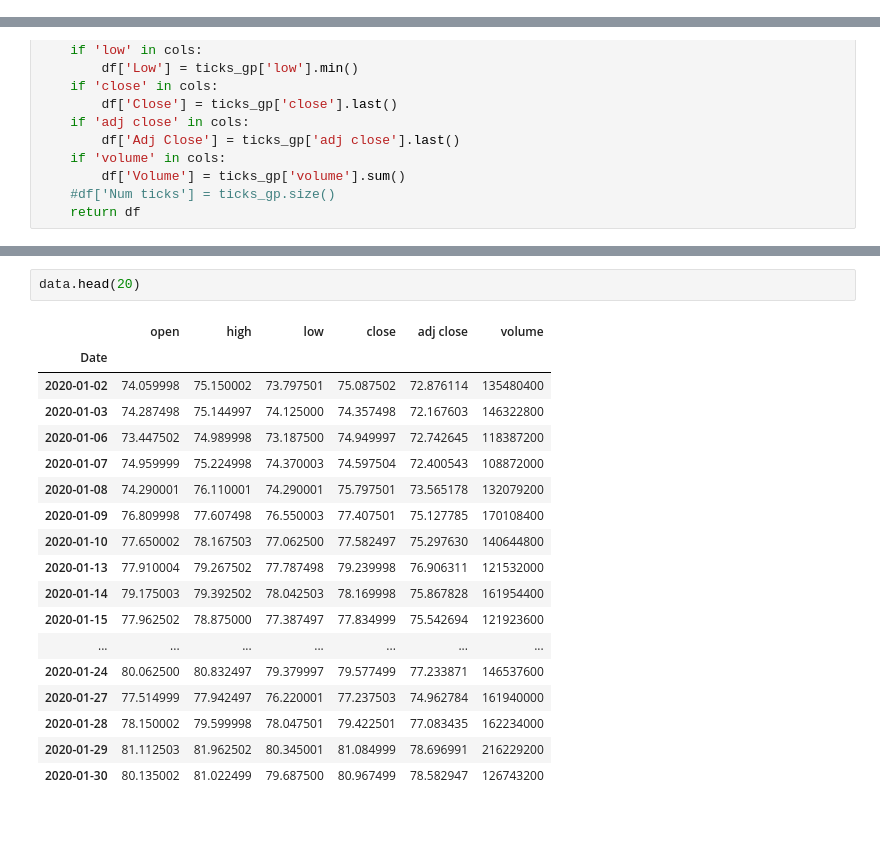
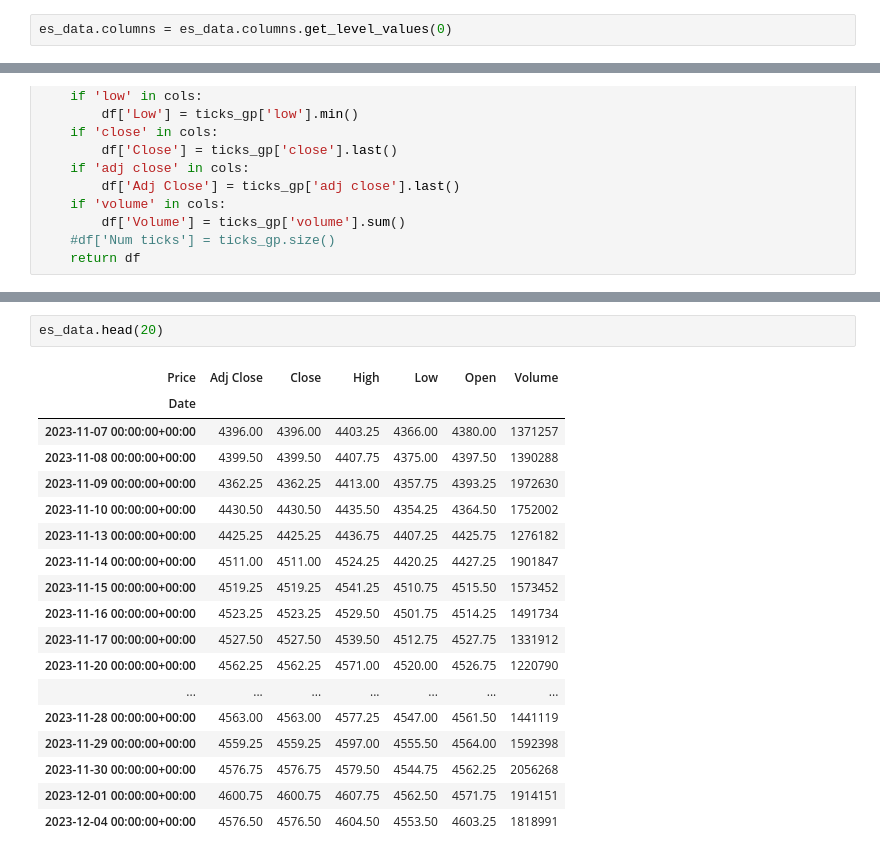
Before and after one commit to Goooo4it/Advances-in-Financial-Machine-Learning, a Jupyter notebook: 2.Financial_Data_Structures.ipynb, the cells around one changed output, grey strips where cells are left out. Cells and saved outputs as stored; diff of their text form; blank space fills up the shorter version.

```diff
--- a/2.Financial_Data_Structures.ipynb
+++ b/2.Financial_Data_Structures.ipynb
@@ -93,0 +96,2 @@ es_data.head()
+# %%
+es_data.columns = es_data.columns.get_level_values(0)
@@ -139,21 +148,21 @@ group_bars(data, index)
 # %%
-data.head(20)
+es_data.head(20)
 # %% [output]
-|  | open | high | low | close | adj close | volume |
+| Price | Adj Close | Close | High | Low | Open | Volume |
 | Date |  |  |  |  |  |  |
-| 2020-01-02 | 74.059998 | 75.150002 | 73.797501 | 75.087502 | 72.876114 | 135480400 |
-| 2020-01-03 | 74.287498 | 75.144997 | 74.125000 | 74.357498 | 72.167603 | 146322800 |
-| 2020-01-06 | 73.447502 | 74.989998 | 73.187500 | 74.949997 | 72.742645 | 118387200 |
-| 2020-01-07 | 74.959999 | 75.224998 | 74.370003 | 74.597504 | 72.400543 | 108872000 |
-| 2020-01-08 | 74.290001 | 76.110001 | 74.290001 | 75.797501 | 73.565178 | 132079200 |
-| 2020-01-09 | 76.809998 | 77.607498 | 76.550003 | 77.407501 | 75.127785 | 170108400 |
-| 2020-01-10 | 77.650002 | 78.167503 | 77.062500 | 77.582497 | 75.297630 | 140644800 |
-| 2020-01-13 | 77.910004 | 79.267502 | 77.787498 | 79.239998 | 76.906311 | 121532000 |
-| 2020-01-14 | 79.175003 | 79.392502 | 78.042503 | 78.169998 | 75.867828 | 161954400 |
-| 2020-01-15 | 77.962502 | 78.875000 | 77.387497 | 77.834999 | 75.542694 | 121923600 |
+| 2023-11-07 00:00:00+00:00 | 4396.00 | 4396.00 | 4403.25 | 4366.00 | 4380.00 | 1371257 |
+| 2023-11-08 00:00:00+00:00 | 4399.50 | 4399.50 | 4407.75 | 4375.00 | 4397.50 | 1390288 |
+| 2023-11-09 00:00:00+00:00 | 4362.25 | 4362.25 | 4413.00 | 4357.75 | 4393.25 | 1972630 |
+| 2023-11-10 00:00:00+00:00 | 4430.50 | 4430.50 | 4435.50 | 4354.25 | 4364.50 | 1752002 |
+| 2023-11-13 00:00:00+00:00 | 4425.25 | 4425.25 | 4436.75 | 4407.25 | 4425.75 | 1276182 |
+| 2023-11-14 00:00:00+00:00 | 4511.00 | 4511.00 | 4524.25 | 4420.25 | 4427.25 | 1901847 |
+| 2023-11-15 00:00:00+00:00 | 4519.25 | 4519.25 | 4541.25 | 4510.75 | 4515.50 | 1573452 |
+| 2023-11-16 00:00:00+00:00 | 4523.25 | 4523.25 | 4529.50 | 4501.75 | 4514.25 | 1491734 |
+| 2023-11-17 00:00:00+00:00 | 4527.50 | 4527.50 | 4539.50 | 4512.75 | 4527.75 | 1331912 |
+| 2023-11-20 00:00:00+00:00 | 4562.25 | 4562.25 | 4571.00 | 4520.00 | 4526.75 | 1220790 |
 | ... | ... | ... | ... | ... | ... | ... |
-| 2020-01-24 | 80.062500 | 80.832497 | 79.379997 | 79.577499 | 77.233871 | 146537600 |
-| 2020-01-27 | 77.514999 | 77.942497 | 76.220001 | 77.237503 | 74.962784 | 161940000 |
-| 2020-01-28 | 78.150002 | 79.599998 | 78.047501 | 79.422501 | 77.083435 | 162234000 |
-| 2020-01-29 | 81.112503 | 81.962502 | 80.345001 | 81.084999 | 78.696991 | 216229200 |
-| 2020-01-30 | 80.135002 | 81.022499 | 79.687500 | 80.967499 | 78.582947 | 126743200 |
+| 2023-11-28 00:00:00+00:00 | 4563.00 | 4563.00 | 4577.25 | 4547.00 | 4561.50 | 1441119 |
+| 2023-11-29 00:00:00+00:00 | 4559.25 | 4559.25 | 4597.00 | 4555.50 | 4564.00 | 1592398 |
+| 2023-11-30 00:00:00+00:00 | 4576.75 | 4576.75 | 4579.50 | 4544.75 | 4562.25 | 2056268 |
+| 2023-12-01 00:00:00+00:00 | 4600.75 | 4600.75 | 4607.75 | 4562.50 | 4571.75 | 1914151 |
+| 2023-12-04 00:00:00+00:00 | 4576.50 | 4576.50 | 4604.50 | 4553.50 | 4603.25 | 1818991 |
```
Also changed, not shown: parts of 12 cells of this notebook.
